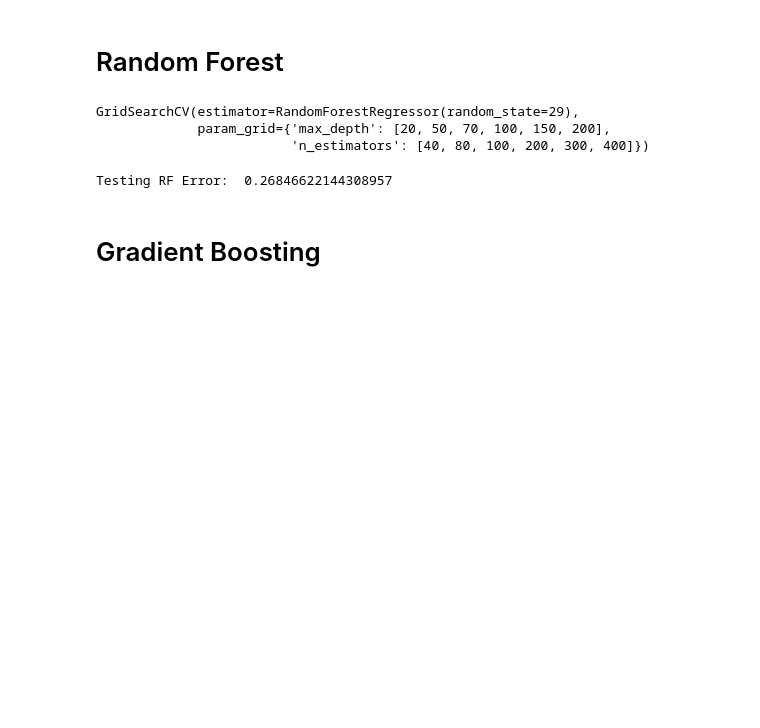
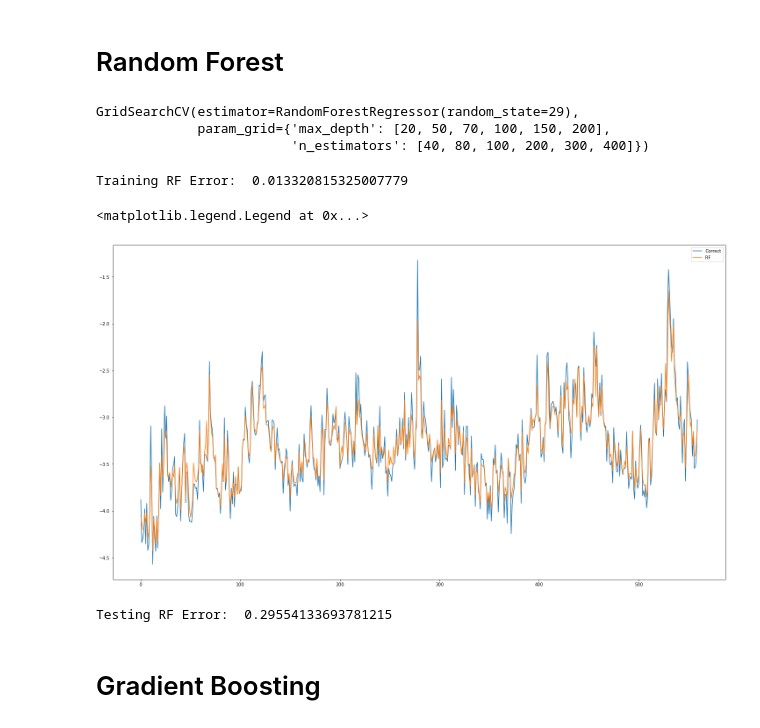
Before and after one commit to lameche99/Realized_Volatility_RNN, a Jupyter notebook: NonNNCode.ipynb, the cells around one changed output. Saved outputs shown, nothing was run; the diff lists cells and outputs as text; code cells hidden in the pictures; blank space fills up the shorter version.

```diff
--- a/NonNNCode.ipynb
+++ b/NonNNCode.ipynb
@@ -54,14 +56,30 @@ rf.fit(X, y)
 GridSearchCV(estimator=RandomForestRegressor(random_state=29),
              param_grid={'max_depth': [20, 50, 70, 100, 150, 200],
                          'n_estimators': [40, 80, 100, 200, 300, 400]})
+# %%
+err = mean_squared_error(y, rf.predict(X))
+print('Training RF Error: ', err)
+# %% [output]
+Training RF Error:  0.013320815325007779
+# %%
+rcParams['figure.figsize'] = (25, 14)
+plt.figure()
+m = len(train)
+plt.plot(range(m),train.iloc[:,-1])
+plt.plot(range(m),rf.predict(X))
+plt.legend(['Correct','RF'])
+# %% [output]
+<matplotlib.legend.Legend at 0x...>
+[figure, added]
 # %%
 y_test = test.iloc[:,-1]
 X_test = test.iloc[:,:-1]
 
 err = mean_squared_error(y_test, rf.predict(X_test))
+mse1.append(err)
 print('Testing RF Error: ', err)
 # %% [output]
-Testing RF Error:  0.26846622144308957
+Testing RF Error:  0.29554133693781215
 # %% [markdown]
 # Gradient Boosting
 # %%
```
Also changed, not shown: parts of 62 cells of this notebook.
